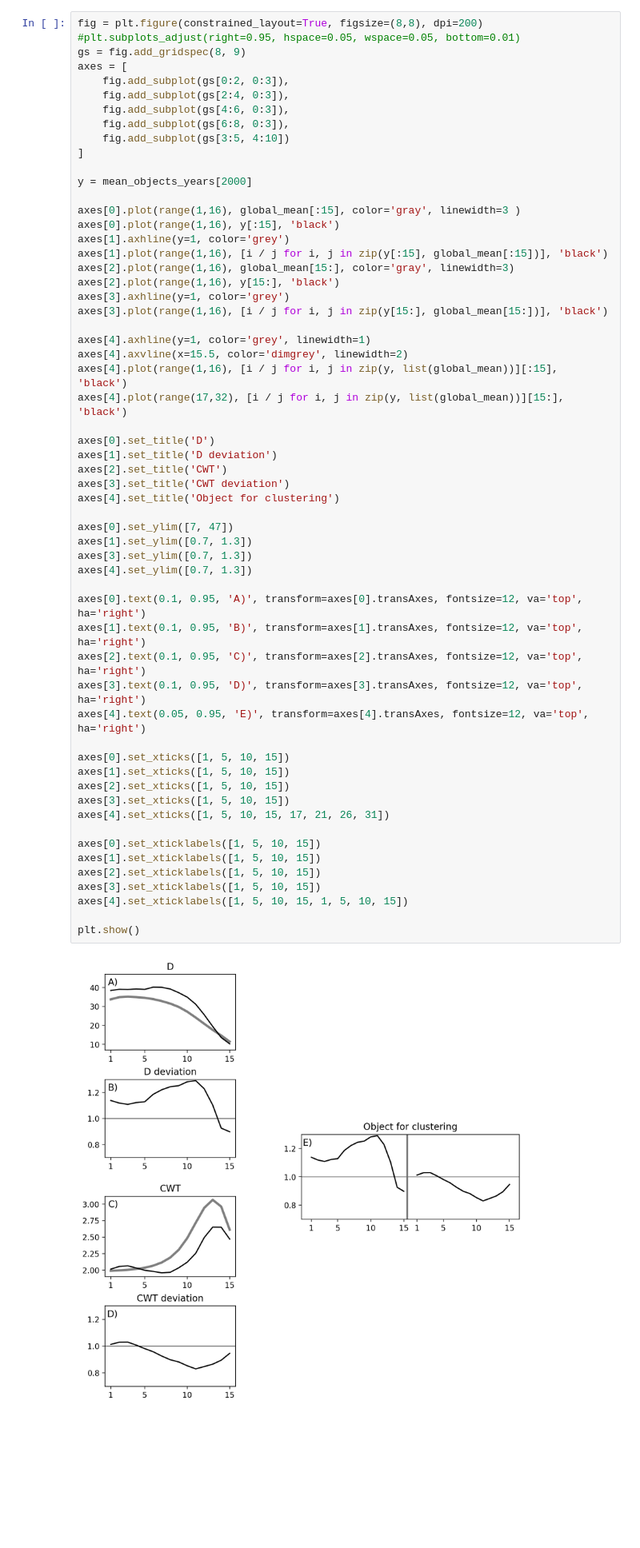
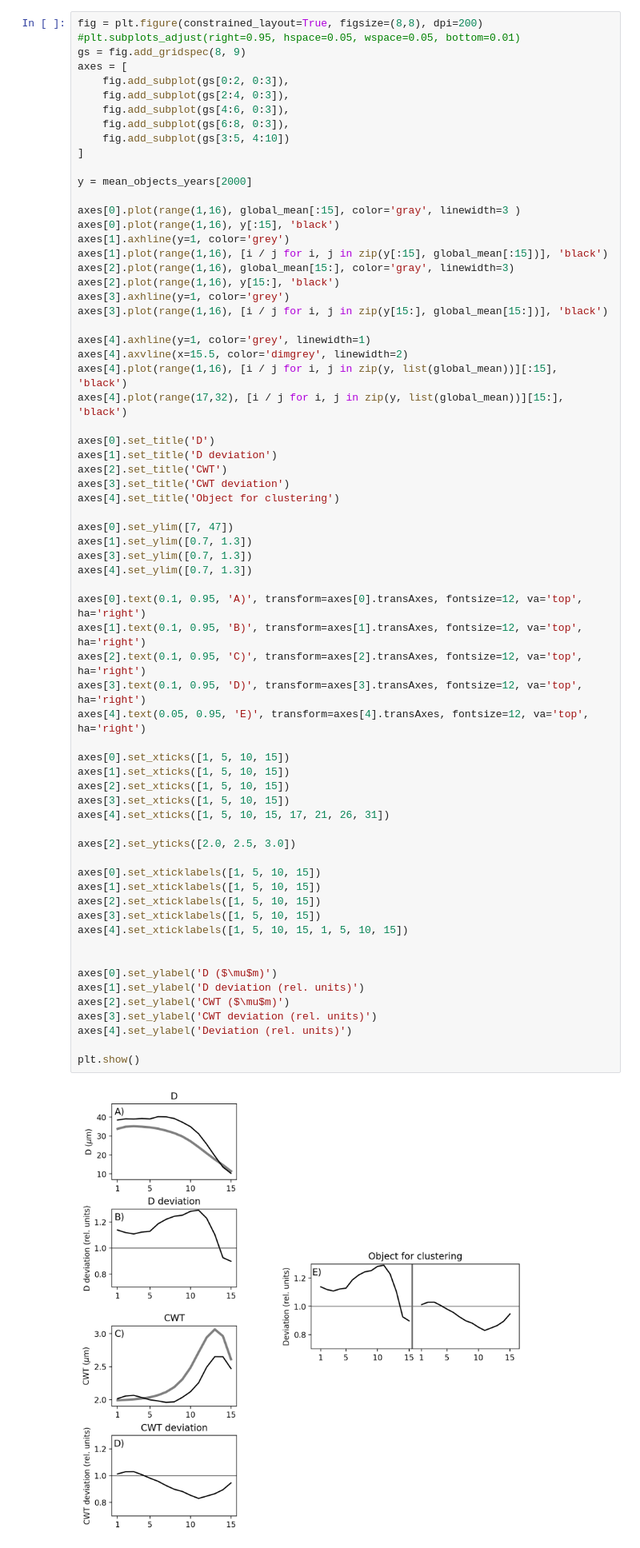
Before and after one commit to mikewellmeansme/TracheidClustering, a Jupyter notebook: notebooks/methods_visualization.ipynb, the cells around one changed output. Shown at 80% size. Cells and saved outputs as stored; diff of their text form; blank space fills up the shorter version.

```diff
--- a/notebooks/methods_visualization.ipynb
+++ b/notebooks/methods_visualization.ipynb
@@ -195,34 +195,43 @@ axes[0].set_title('D')
 axes[1].set_title('D deviation')
 axes[2].set_title('CWT')
 axes[3].set_title('CWT deviation')
 axes[4].set_title('Object for clustering')
 
 axes[0].set_ylim([7, 47])
 axes[1].set_ylim([0.7, 1.3])
 axes[3].set_ylim([0.7, 1.3])
 axes[4].set_ylim([0.7, 1.3])
 
 axes[0].text(0.1, 0.95, 'A)', transform=axes[0].transAxes, fontsize=12, va='top', ha='right')
 axes[1].text(0.1, 0.95, 'B)', transform=axes[1].transAxes, fontsize=12, va='top', ha='right')
 axes[2].text(0.1, 0.95, 'C)', transform=axes[2].transAxes, fontsize=12, va='top', ha='right')
 axes[3].text(0.1, 0.95, 'D)', transform=axes[3].transAxes, fontsize=12, va='top', ha='right')
 axes[4].text(0.05, 0.95, 'E)', transform=axes[4].transAxes, fontsize=12, va='top', ha='right')
 
 axes[0].set_xticks([1, 5, 10, 15])
 axes[1].set_xticks([1, 5, 10, 15])
 axes[2].set_xticks([1, 5, 10, 15])
 axes[3].set_xticks([1, 5, 10, 15])
 axes[4].set_xticks([1, 5, 10, 15, 17, 21, 26, 31])
 
+axes[2].set_yticks([2.0, 2.5, 3.0])
+
 axes[0].set_xticklabels([1, 5, 10, 15])
 axes[1].set_xticklabels([1, 5, 10, 15])
 axes[2].set_xticklabels([1, 5, 10, 15])
 axes[3].set_xticklabels([1, 5, 10, 15])
 axes[4].set_xticklabels([1, 5, 10, 15, 1, 5, 10, 15])
 
+
+axes[0].set_ylabel('D ($\mu$m)')
+axes[1].set_ylabel('D deviation (rel. units)')
+axes[2].set_ylabel('CWT ($\mu$m)')
+axes[3].set_ylabel('CWT deviation (rel. units)')
+axes[4].set_ylabel('Deviation (rel. units)')
+
 plt.show()
 # %% [output]
-[figure, old version]
+[figure, new version]
 # %%
 fig.savefig(f'../output/Fig 3.svg', dpi=300)
 fig.savefig(f'../output/Fig 3.png', dpi=300)
```
